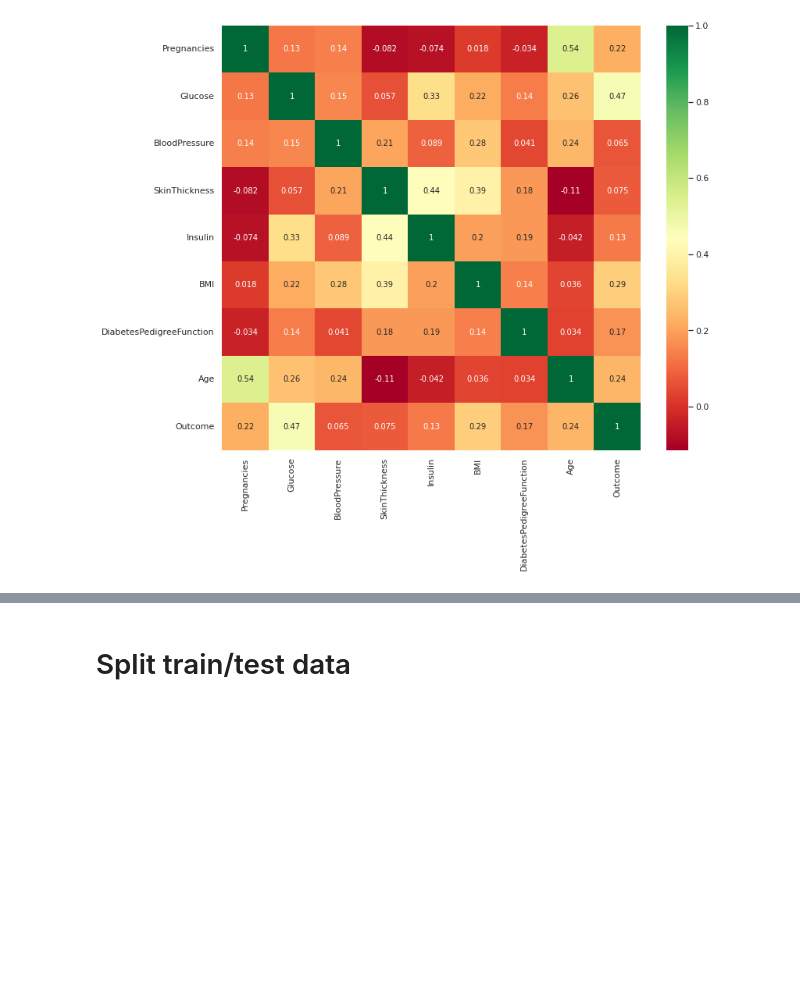
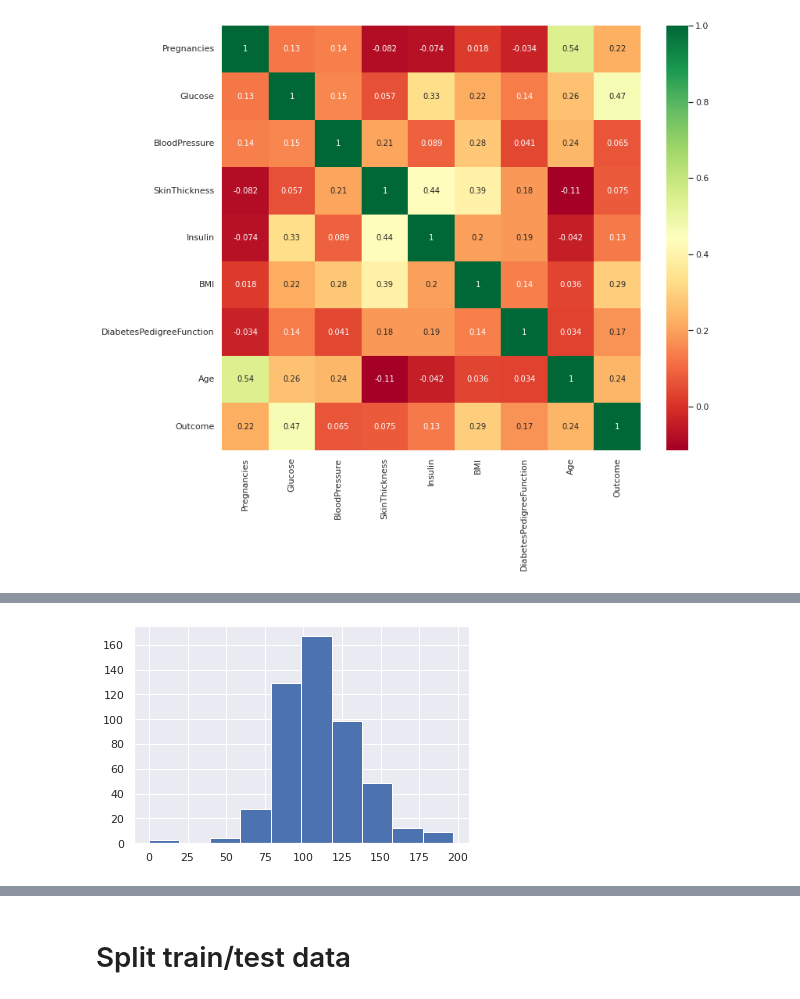
Before and after one commit to masinde70/Capstone, a Jupyter notebook: capstone.ipynb, the cells around one changed output, grey strips where cells are left out. Saved outputs shown, nothing was run; the diff lists cells and outputs as text; code cells hidden in the pictures; blank space fills up the shorter version.

```diff
--- a/capstone.ipynb
+++ b/capstone.ipynb
@@ -190,0 +208,4 @@ p=sns.heatmap(df.corr(), annot=True,cmap ='RdYlGn')
+# %%
+F = df.loc[df['Outcome'] == 0, 'Glucose'].hist()
+# %% [output]
+[figure, added]
```
Also changed, not shown: parts of 38 cells of this notebook.
